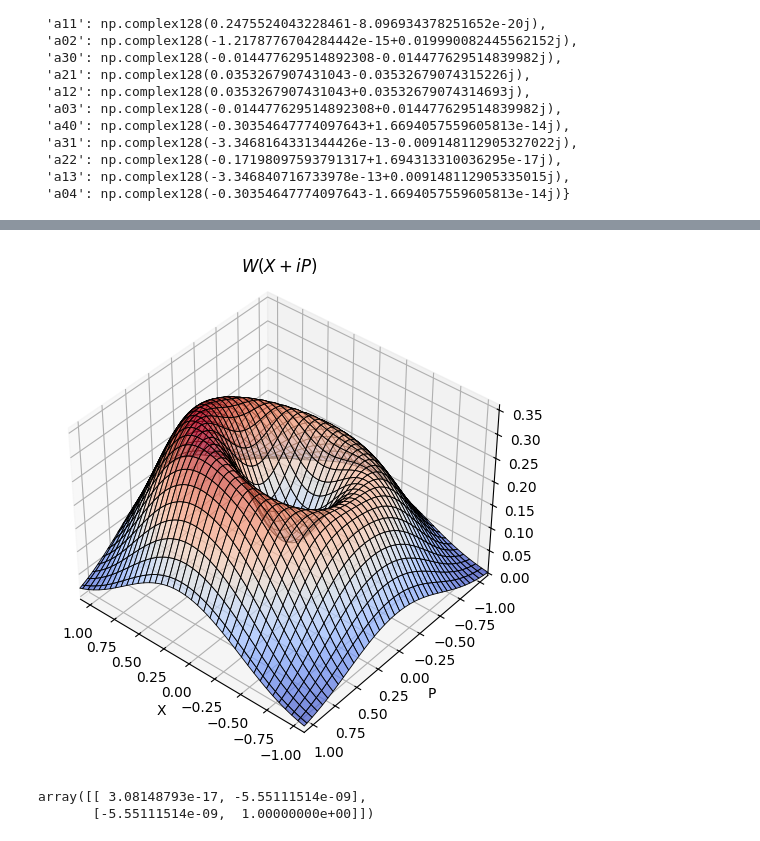
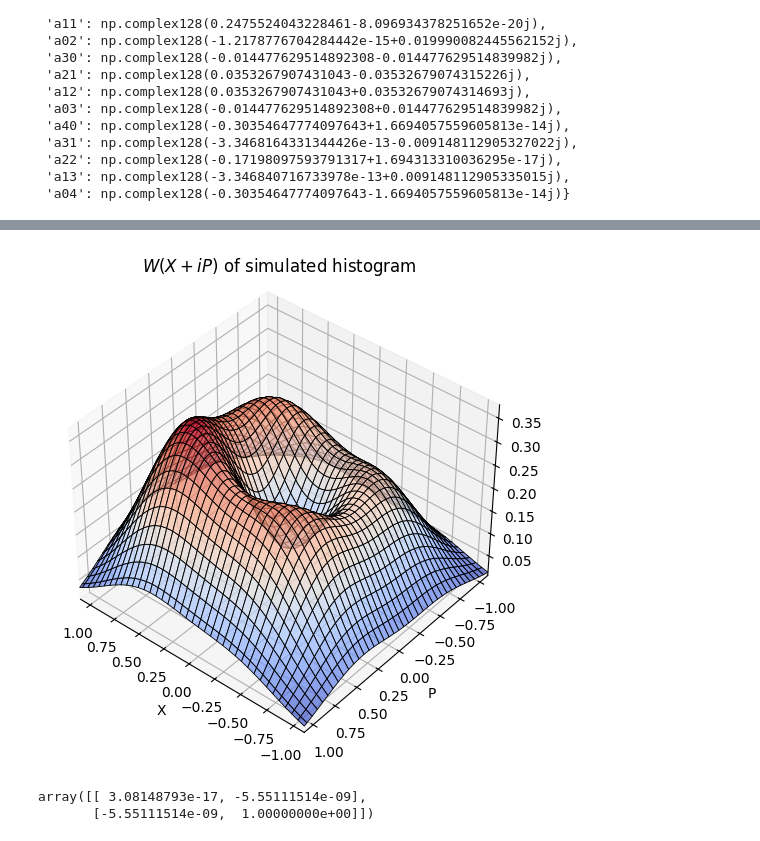
Before and after one commit to ElenBOT/tomography, a Jupyter notebook: examples.ipynb, the cells around one changed output, grey strips where cells are left out. Cells and saved outputs as stored; diff of their text form; code cells hidden in the pictures.

```diff
--- a/examples.ipynb
+++ b/examples.ipynb
@@ -75,6 +66,8 @@ plot_moments_bar_diagram(moments, title='qubit moments $\\langle a^{\\dagger n}
 # %%
 # Construct winger function from given moments
 lambd = generate_complex_2dcoord(5, 51)
-W = get_winger_function_func(3, 3, lambd, moments)
+W = W = get_winger_function_func(moments, lambd, highest_order=4)
 alpha = generate_complex_2dcoord(1.1, 151)
 W_values = W(alpha)
+wln = np.log(approx_complex_2dint(np.abs(W_values), alpha)) # Winger Log Negativity
+print(wln)
@@ -85,7 +80,7 @@ plot_complex_2dfunc(np.real(W_values), alpha, title='$W(X+iP)$', cmap='bwr')
 # %%
-plot_complex_2dfunc_in3d(np.real(W_values), alpha, title='$W(X+iP)$',
+plot_complex_2dfunc_in3d(np.real(W_values), alpha, title='$W(X+iP)$ of simulated histogram',
                          elev=40, azim=130)
 # %% [output]
-[figure, old version]
+[figure, new version]
 # %%
 # single photon state |1>. <1|a†a|1> = 1, others are zero, trivially
```
Also changed, not shown: parts of 9 cells of this notebook, 3 other files.
